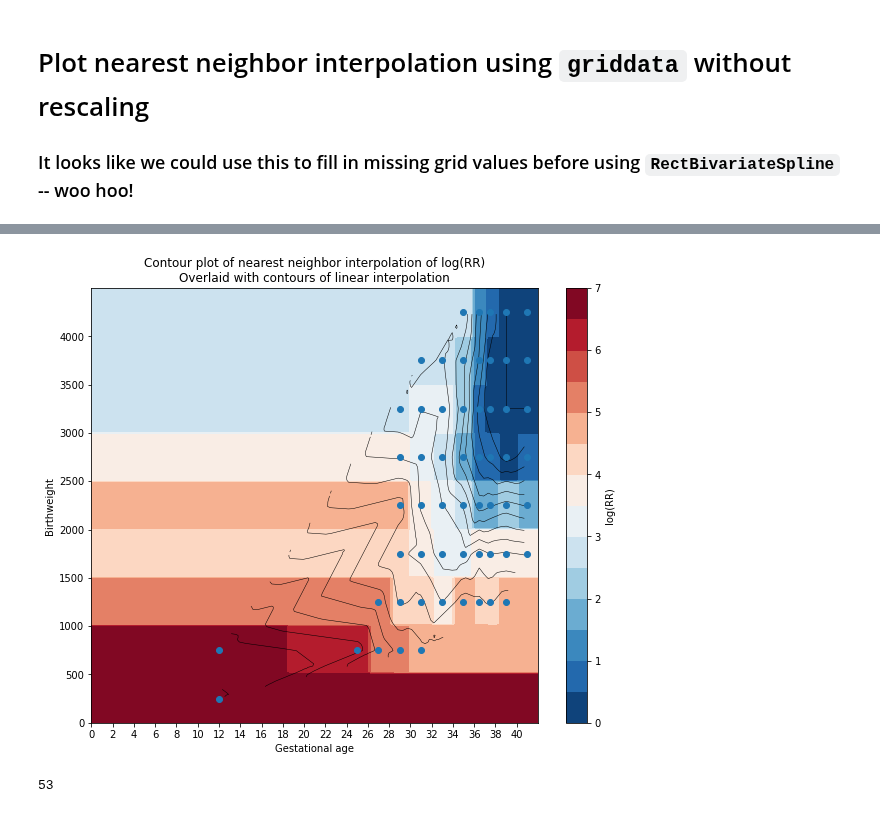
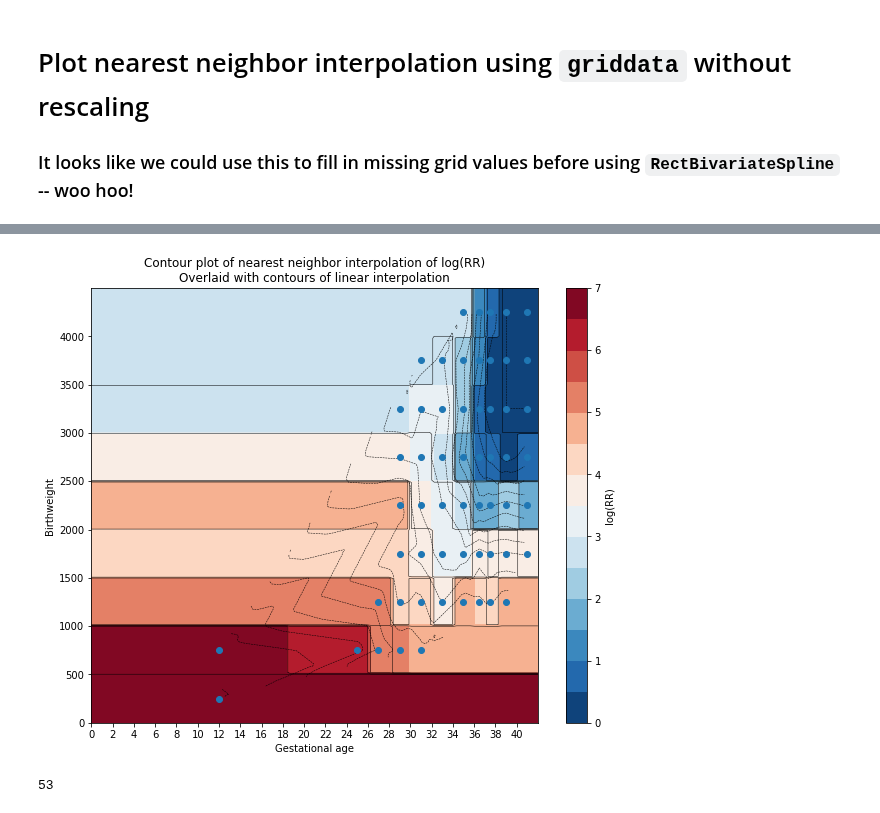
Before and after one commit to ihmeuw/vivarium_data_analysis, a Jupyter notebook: pre_processing/lbwsg/2021_03_09b_plot_lbwsg_rr_interpolation_using_griddata.ipynb, the cells around one changed output, grey strips where cells are left out. Drawn from its saved outputs; the diff is of its cells as text; code cells hidden in the pictures.

```diff
--- a/pre_processing/lbwsg/2021_03_09b_plot_lbwsg_rr_interpolation_using_griddata.ipynb
+++ b/pre_processing/lbwsg/2021_03_09b_plot_lbwsg_rr_interpolation_using_griddata.ipynb
@@ -318,22 +318,23 @@ logzi_nearest = griddata((x, y), logz, (xi, yi), method='nearest', rescale=False
 # %%
 fig, ax = plt.subplots(figsize=(10,8))
 
 ax.plot(x, y, 'o')
 
-ax.contour(xi, yi, logzi_linear, levels=20, linewidths=0.5, colors='k')
+ax.contour(xi, yi, logzi_linear, levels=20, linewidths=0.5, colors='k', linestyles='--')
+ax.contour(xi, yi, logzi_nearest, levels=20, linewidths=0.5, colors='k')
 cntr = ax.contourf(xi, yi, logzi_nearest, levels=14, cmap="RdBu_r")
 fig.colorbar(cntr, ax=ax, label='log(RR)')
 
 ax.set_xticks(range(0,42,2))
 ax.set_yticks(range(0,4500,500))
 ax.set_xlabel('Gestational age')
 ax.set_ylabel('Birthweight')
 ax.set_title("Contour plot of nearest neighbor interpolation of log(RR)"
              "\nOverlaid with contours of linear interpolation"
             )
 plt.show()
 # %% [output]
-[figure, old version]
+[figure, new version]
 # %%
 len(np.unique(logzi_nearest))
 # %% [output]
```
Also changed, not shown: parts of 3 cells of this notebook.
